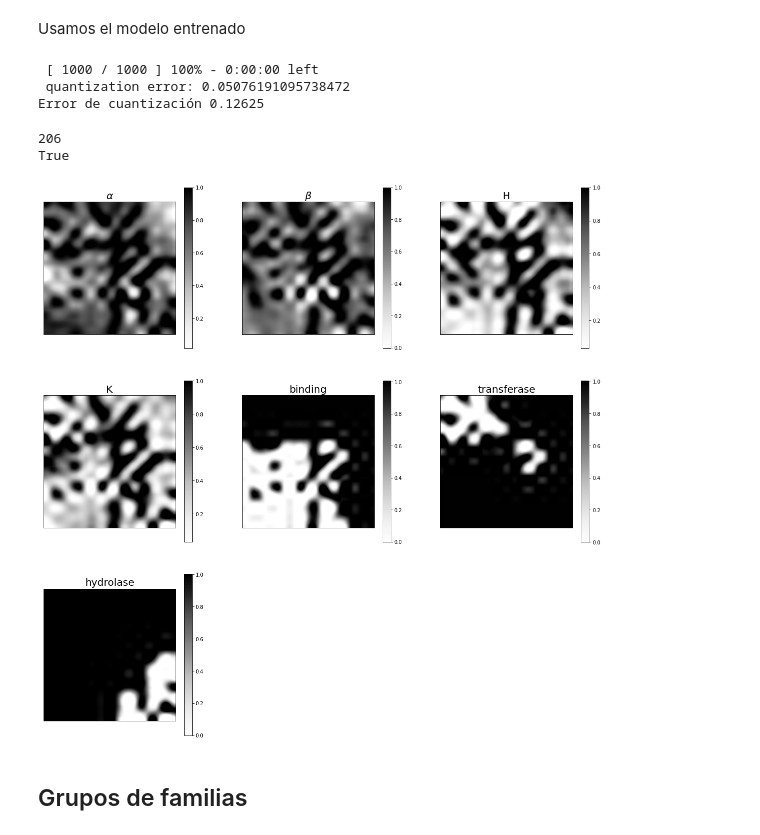
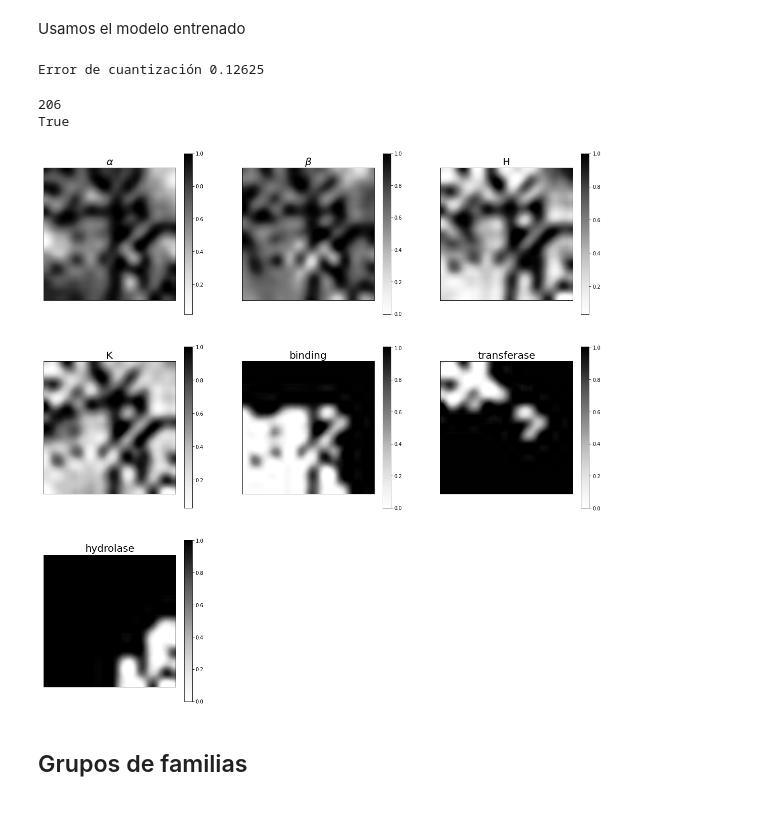
Before and after one commit to sergiohzlz/som_ontologias, a Jupyter notebook: som_modelo.ipynb, the cells around one changed output. Saved outputs shown, nothing was run; the diff lists cells and outputs as text; code cells hidden in the pictures.

```diff
--- a/som_modelo.ipynb
+++ b/som_modelo.ipynb
@@ -121,9 +173,9 @@ np.random.seed(sum(list(map(ord,'proteinas'))))
 #si deseamos recuperar algún modelo anterio
 
 
-recupera=False
+recupera=True
 if(recupera):
-    som = pickle.load(open('som_13x12_500_s1_ca1.pkl','rb'))
+    som = pickle.load(open('som_14x14_s15_ca3.pkl','rb'))
 else:
     ln=14
     dim_som = (ln,ln)
@@ -166,18 +201,20 @@ Sigma 1.5, ca 3
 # %% [markdown]
 Usamos el modelo entrenado
 # %%
-som = MiniSom(dim_som[0], dim_som[1], k, sigma=mejor[0], learning_rate=mejor[1],
-              activation_distance='euclidean', topology='hexagonal',
-              neighborhood_function='gaussian')
-som.pca_weights_init(datos)
-som.train_batch(datos,1000, verbose=True)
+if(not recupera):
+    som = MiniSom(dim_som[0], dim_som[1], k, sigma=mejor[0], learning_rate=mejor[1],
+                  activation_distance='euclidean', topology='hexagonal',
+                  neighborhood_function='gaussian')
+    som.pca_weights_init(datos)
+    som.train_batch(datos,1000, verbose=True)
+    salvar = True
+    if(salvar):
+        pickle.dump(som, open('som_14x14_s15_ca3.pkl','wb'))
 
 qe = som.quantization_error(datos)
 
 print('Error de cuantización {0:0.5f}'.format(q))
 # %% [output]
- [ 1000 / 1000 ] 100% - 0:00:00 left
- quantization error: 0.05076191095738472
 Error de cuantización 0.12625
 # %%
 nombres = df_ext['familia'].values
@@ -189,28 +226,28 @@ print(len(R[1:])==k)
 True
 # %%
 color='Greys'
-inter='sinc'
+inter='bessel'
 rs, cs = 3,3
 fig, axn = plt.subplots(rs,cs, figsize=(20,20))
 
 titulos = ['', r'$\alpha$', r'$\beta$', 'H', 'K', 'binding', 'transferase', 'hydrolase' ]
 for j,ax in enumerate(axn.flat):
     if(j<k):
         D = np.zeros(dim_som)
         for ix,d in enumerate(datos):
             w = som.winner(d)
             D[w] = qnt[ix][j]
         plt.subplot(rs,cs,j+1)
         plt.xticks([])
         plt.yticks([])
         plt.title(titulos[j+1], fontsize=20)
         plt.imshow(1-D,interpolation=inter,cmap=color)
         plt.colorbar()
         ax.axis('off')
     else:
         ax.axis('off')
 # %% [output]
-[figure, old version]
+[figure, new version]
 # %% [markdown]
 ## Grupos de familias
 # %%
```
Also changed, not shown: parts of 9 cells of this notebook, 2 other files.
